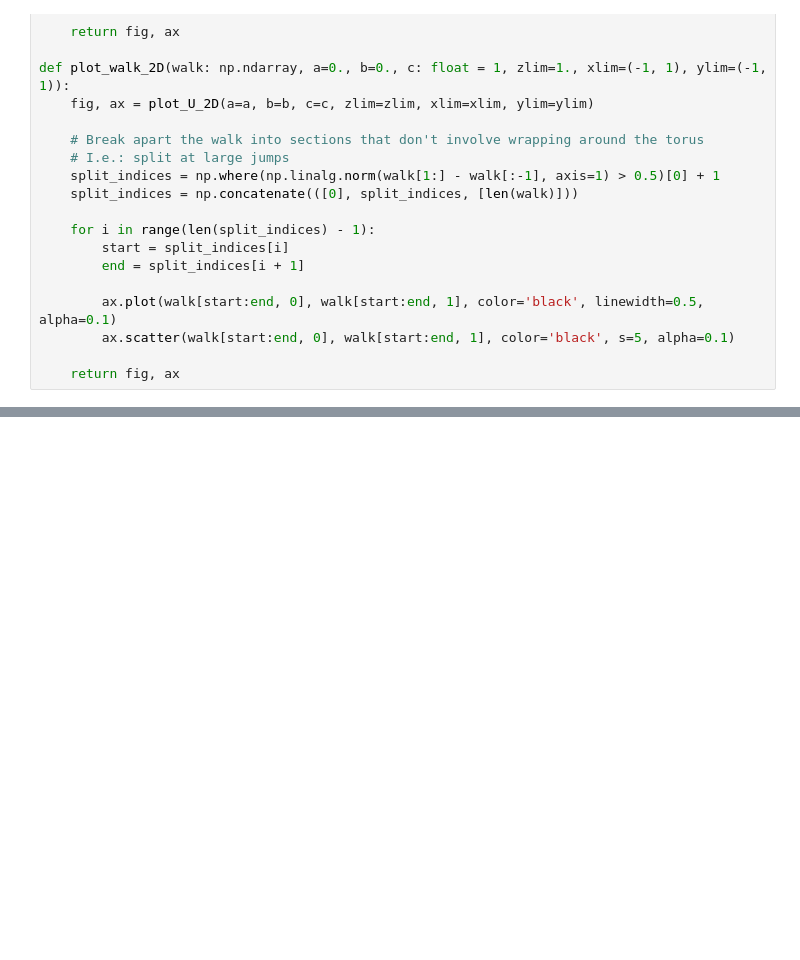
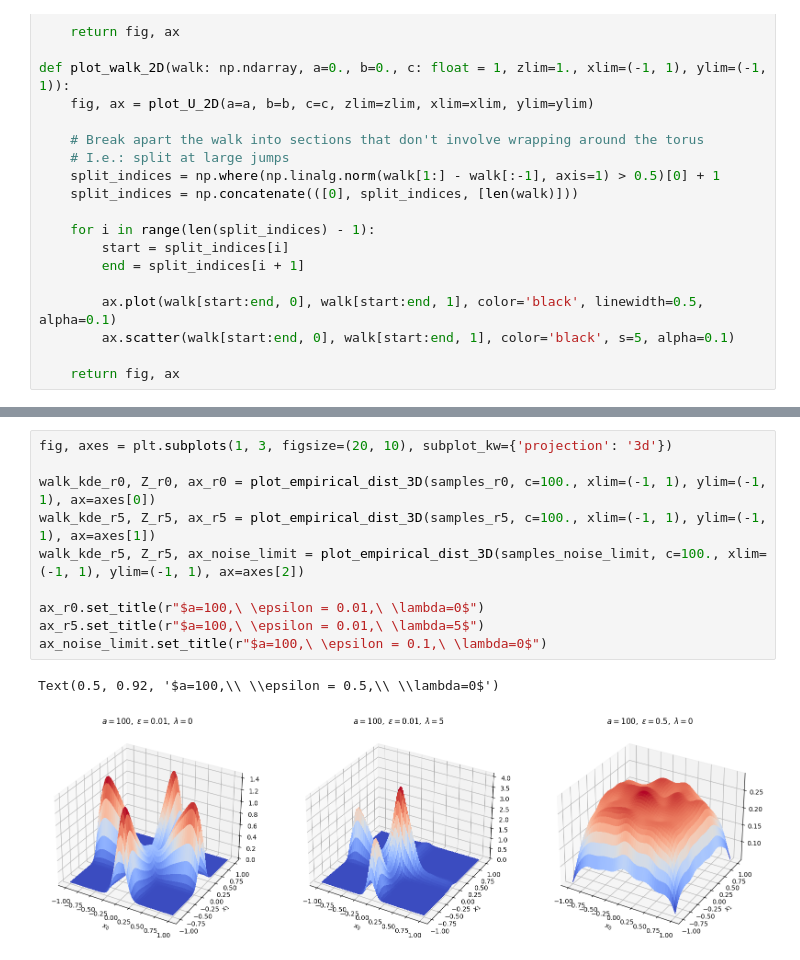
Before and after one commit to jqhoogland/experiminis, a Jupyter notebook: singular_wells.ipynb, the cells around one changed output, grey strips where cells are left out. Drawn from its saved outputs; the diff is of its cells as text; blank space fills up the shorter version.

```diff
--- a/singular_wells.ipynb
+++ b/singular_wells.ipynb
@@ -294,0 +371,13 @@ animate_particle(xs[:10_0], vs[:10_0], fps=30, save=True, filename="particle.mp4
+# %%
+fig, axes = plt.subplots(1, 3, figsize=(20, 10), subplot_kw={'projection': '3d'})
+
+walk_kde_r0, Z_r0, ax_r0 = plot_empirical_dist_3D(samples_r0, c=100., xlim=(-1, 1), ylim=(-1, 1), ax=axes[0])
+walk_kde_r5, Z_r5, ax_r5 = plot_empirical_dist_3D(samples_r5, c=100., xlim=(-1, 1), ylim=(-1, 1), ax=axes[1])
+walk_kde_r5, Z_r5, ax_noise_limit = plot_empirical_dist_3D(samples_noise_limit, c=100., xlim=(-1, 1), ylim=(-1, 1), ax=axes[2])
+
+ax_r0.set_title(r"$a=100,\ \epsilon = 0.01,\ \lambda=0$")
+ax_r5.set_title(r"$a=100,\ \epsilon = 0.01,\ \lambda=5$")
+ax_noise_limit.set_title(r"$a=100,\ \epsilon = 0.1,\ \lambda=0$")
+# %% [output]
+Text(0.5, 0.92, '$a=100,\\ \\epsilon = 0.5,\\ \\lambda=0$')
+[figure, added]
```
Also changed, not shown: parts of 12 cells of this notebook, 2 other files.
